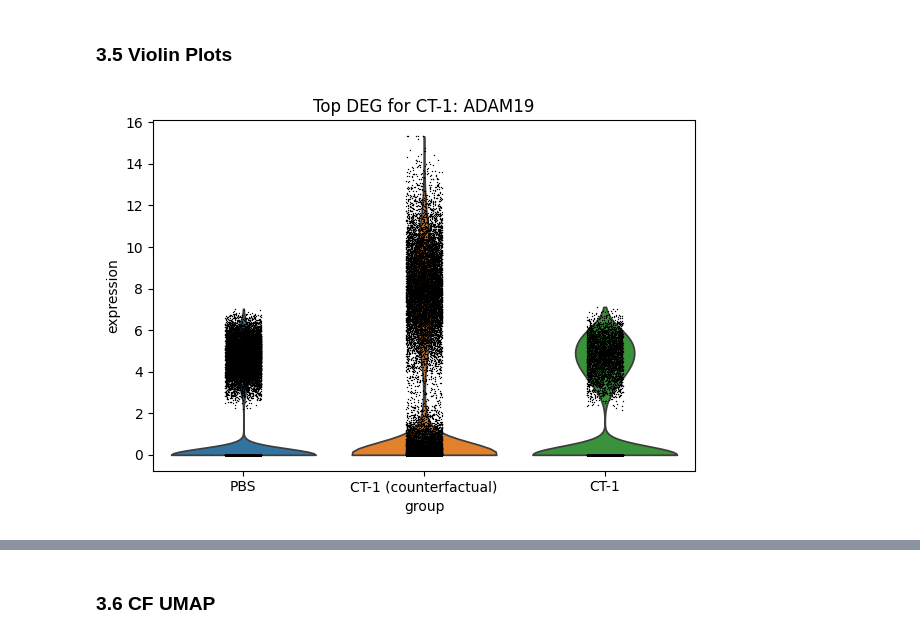
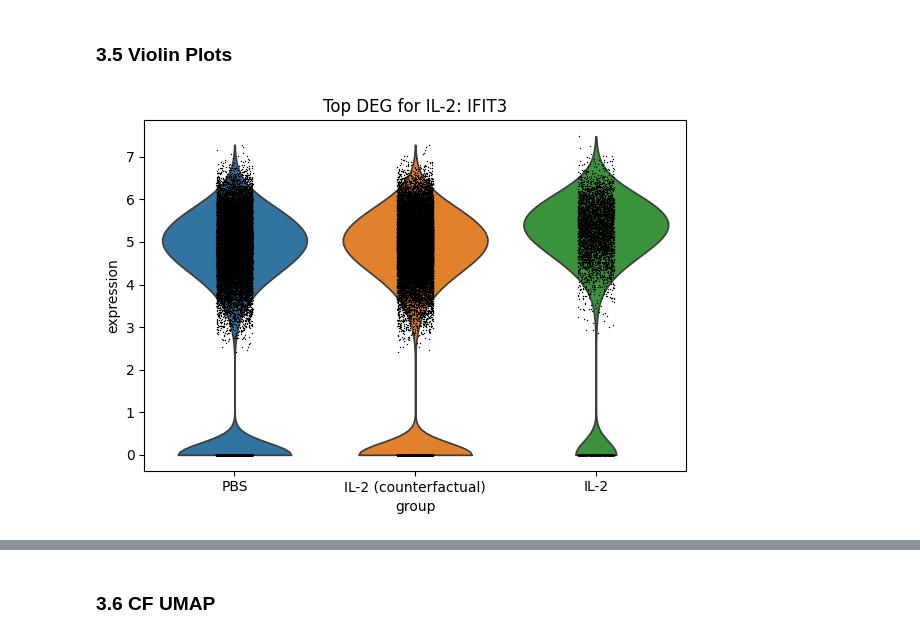
Before and after one commit to jan904/B-EOFlow, a Jupyter notebook: eoflow.ipynb, the cells around one changed output, grey strips where cells are left out. Drawn from its saved outputs; the diff is of its cells as text; code cells hidden in the pictures.

Commit message:
:sparkles: Consistent comparison of models

```diff
--- a/eoflow.ipynb
+++ b/eoflow.ipynb
@@ -100,7 +101,7 @@ dataset_args["sigma_noise"] = 0.1
 dataset_args["lam_MTC"] = 0.3
 dataset_args["use_counts"] = False
 dataset_args["batch_size"] = 1024
-prefix = ""
+prefix = "8_"
 # %%
 conditions = [f"{labels_key}"]
 condition_shapes = None
@@ -150,8 +151,8 @@ if dataset_args["use_counts"]:
     model_path += "_counts"
     output_dir_path += "_counts"
 
-model_path += "_best"
-output_dir_path += "_best"
+model_path += "_partition"
+output_dir_path += "_partition"
 print(f"Model path: {model_path}")
 print(f"Model name: {model_name}")
 
@@ -506,7 +509,7 @@ plot_mean_expression_comparison(analyzer, key=key, top_n=10, method="EOFlow")
 # %% [markdown]
 ### 3.5 Violin Plots
 # %%
-key = "CT-1"
+key = "IL-2"
 # %%
 from src.analysis.logistic_regression import generate_counterfactuals
 from src.utils.utils import extract_top_genes, normalize_log1p
@@ -585,9 +588,9 @@ def plot_top_deg_violin(
     plt.savefig(os.path.join(analyzer.plot_dir, f"top_deg_violin_{key}.png"), dpi=300)
     plt.show()
 # %%
-plot_top_deg_violin(analyzer, key=key, gene_idx=1)
+plot_top_deg_violin(analyzer, key=key, gene_idx=0)
 # %% [output]
-[figure, old version]
+[figure, new version]
 # %%
 import scanpy as sc
 
```
Also changed, not shown: parts of 14 cells of this notebook, 13 other files.
